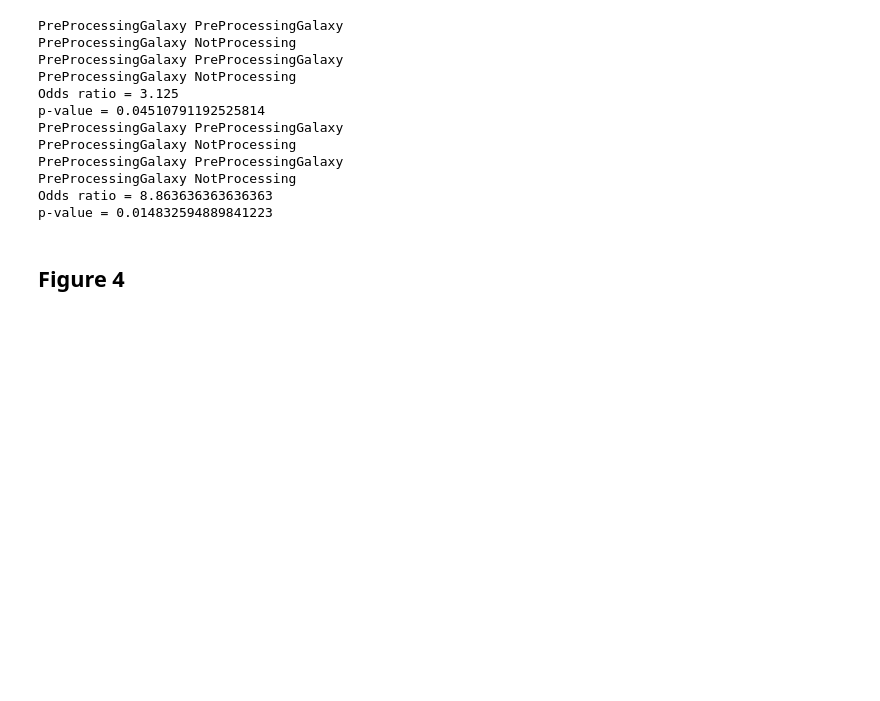
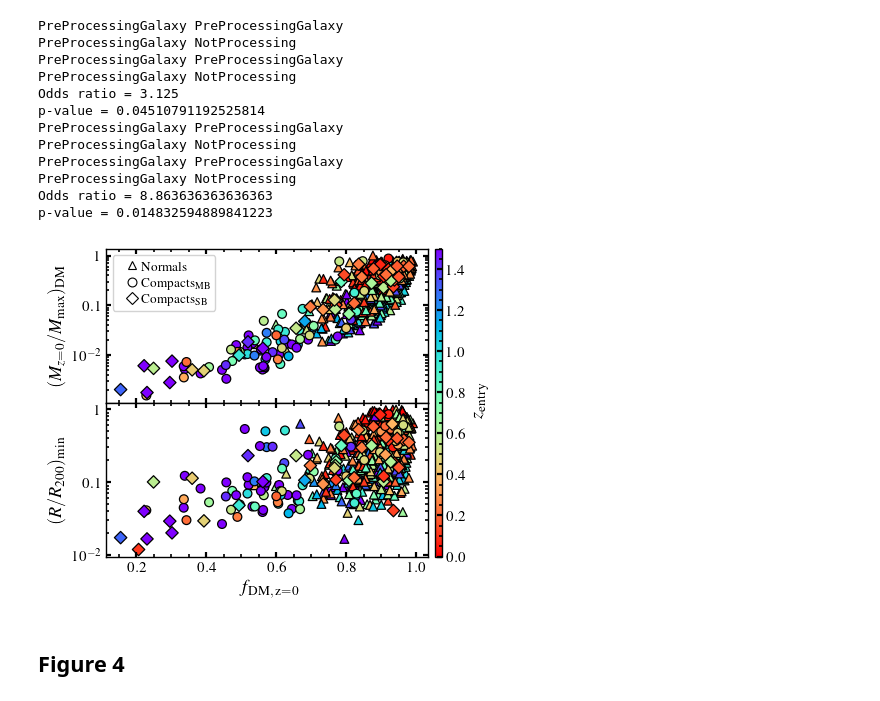
Before and after one commit to AbhnerAlmeida/DwarfGalaxies_TNG50_FAPESP, a Jupyter notebook: notebooks/SatelliteCompactDwarfGalaxies_TNG50_PaperII.ipynb, the cells around one changed output. Cells and saved outputs as stored; diff of their text form; code cells hidden in the pictures; blank space fills up the shorter version.

```diff
--- a/notebooks/SatelliteCompactDwarfGalaxies_TNG50_PaperII.ipynb
+++ b/notebooks/SatelliteCompactDwarfGalaxies_TNG50_PaperII.ipynb
@@ -257,6 +257,22 @@ PreProcessingGalaxy PreProcessingGalaxy
 PreProcessingGalaxy NotProcessing
 Odds ratio = 8.863636363636363
 p-value = 0.014832594889841223
+# %%
+plot.PlotScatter(['Normal','MBC', 'SBC'], ['Satellite'], 'DMFrac_99', ['MDM_Norm_Max_99', 'rOverR200Min'],  Type='z0', snap=[99],
+ title=False, medianBins=False, medianAll=False, xlabelintext=False, All=None,
+                legend=True, LegendNames=[['NormalColorbarBlackLineScatter', 'MBCColorbarBlackLineScatter', 'SBCColorbarBlackLineScatter']],  TRANSPARENT = False, COLORBAR = ['z_At_FirstEntry', 'z_At_FirstEntry'], medianDot = False,
+                alphaScater=1.,   alphaShade=0.3,  linewidth=0.7,
+                fontlabel=11,
+                m='o', msizet=5, quantile=0.95,framealpha = 0.85, q = 0.95,
+                MarkerSizes = None,
+                lNum = 2, cNum = 5, GridMake = False,
+                #ylimmin = [1.9e-4], ylimmax = [0.99], xlimmin = [6e-3], xlimmax = [25],
+                legpositions = [[0, 0]],
+                columnspacing = 0.5, handletextpad = -0.3, labelspacing = 0.3, loc = ['best'],
+                savepath='PaperII/PlotScatter',  savefigname='DMFracMaxTot', dfName='PaperII', SampleName='Samples', cmap = 'rainbow_r',
+                bins=10, seed=16010504, mult = 4.1)
+# %% [output]
+[figure, added]
 # %% [markdown]
 ## Figure 4
 # %%
```
Also changed, not shown: parts of 1 cell of this notebook.
